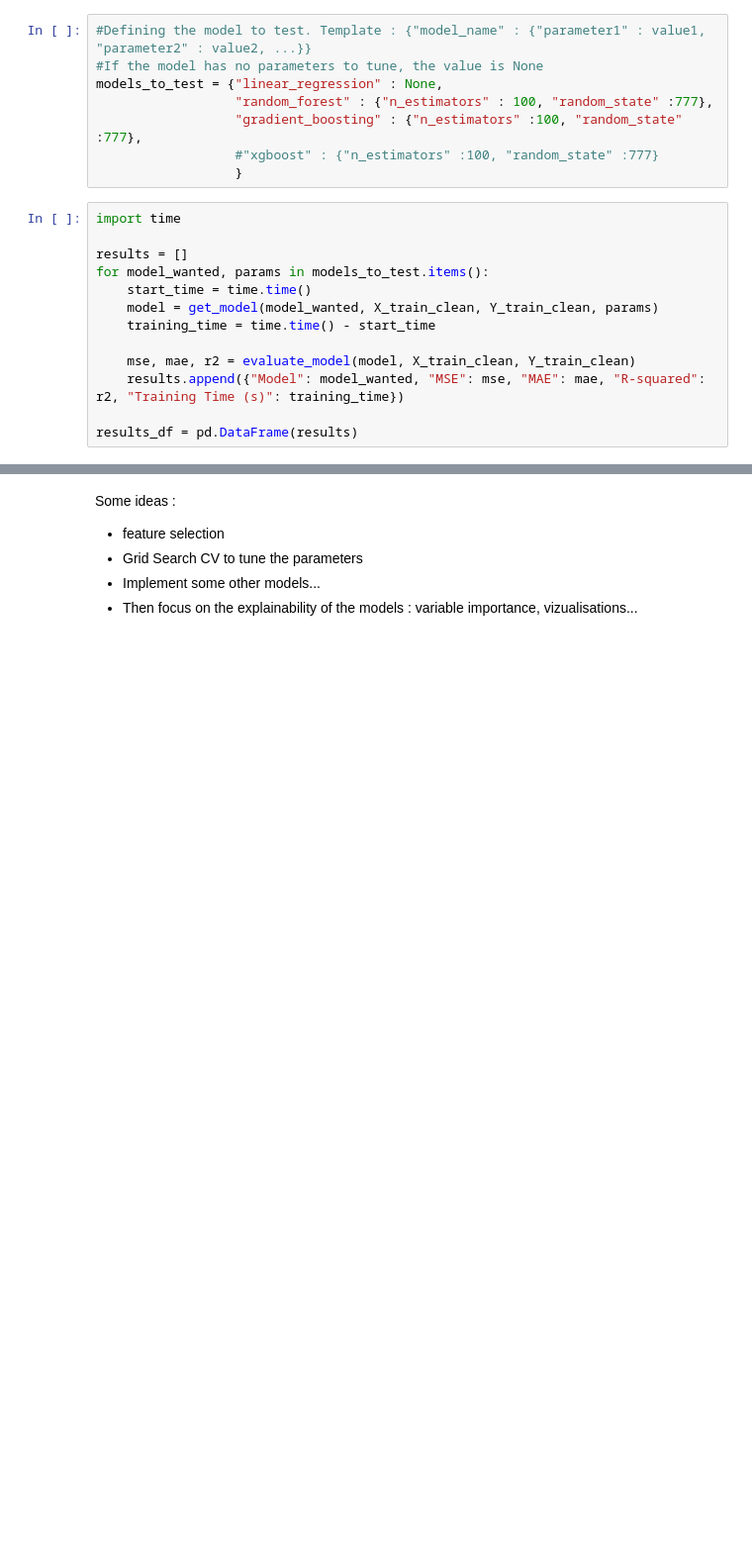
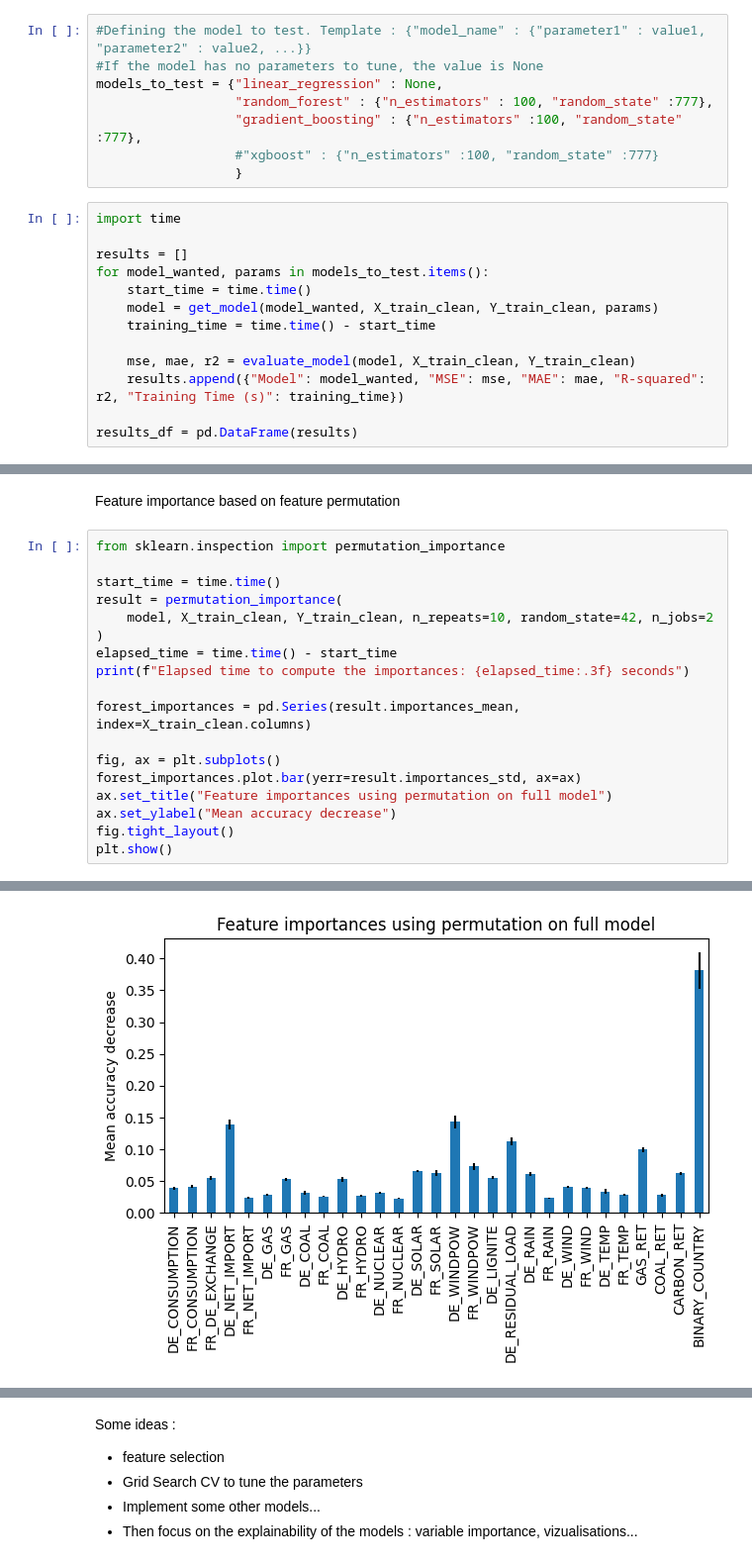
Before and after one commit to hugothevenet/EL_project, a Jupyter notebook: notebooks/main_notebook.ipynb, the cells around one changed output, grey strips where cells are left out. Shown: that part at 99% size. Cells and saved outputs as stored; diff of their text form; blank space fills up the shorter version.

```diff
--- a/notebooks/main_notebook.ipynb
+++ b/notebooks/main_notebook.ipynb
@@ -278,0 +304,21 @@ results_df
+# %% [markdown]
+Feature importance based on feature permutation
+# %%
+from sklearn.inspection import permutation_importance
+
+start_time = time.time()
+result = permutation_importance(
+    model, X_train_clean, Y_train_clean, n_repeats=10, random_state=42, n_jobs=2
+)
+elapsed_time = time.time() - start_time
+print(f"Elapsed time to compute the importances: {elapsed_time:.3f} seconds")
+
+forest_importances = pd.Series(result.importances_mean, index=X_train_clean.columns)
+
+fig, ax = plt.subplots()
+forest_importances.plot.bar(yerr=result.importances_std, ax=ax)
+ax.set_title("Feature importances using permutation on full model")
+ax.set_ylabel("Mean accuracy decrease")
+fig.tight_layout()
+plt.show()
+# %% [output]
@@ -278,0 +326 @@ results_df
+[figure, added]
```
Also changed, not shown: parts of 12 cells of this notebook.
